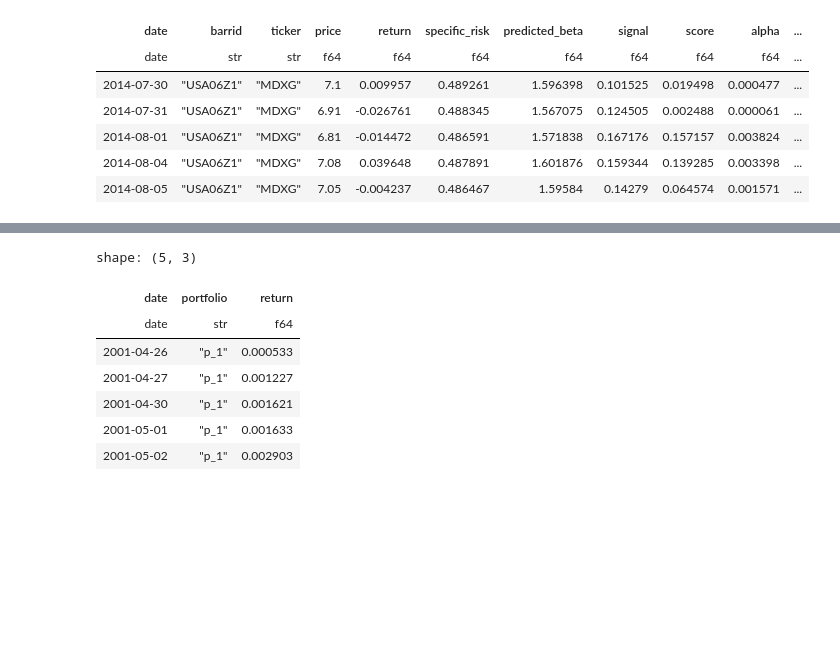
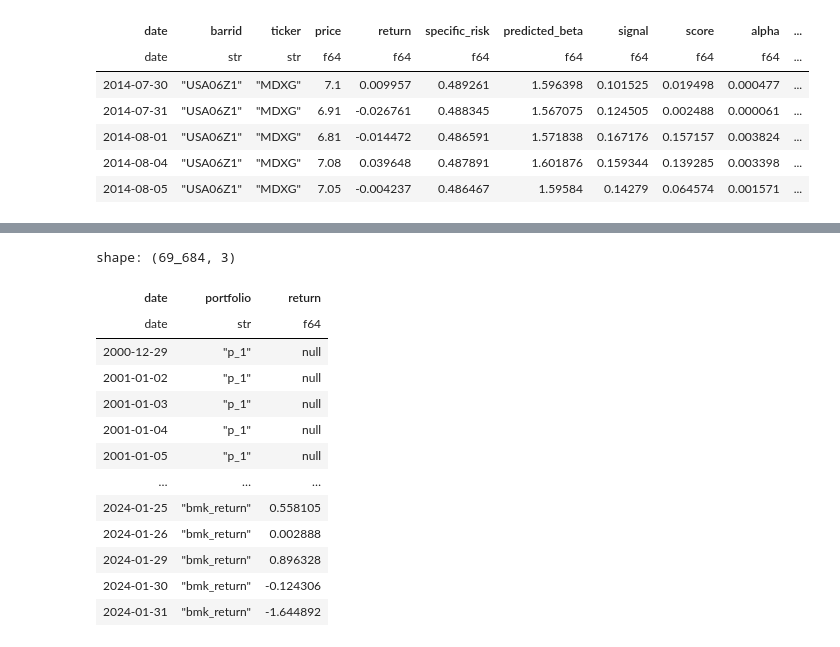
Before and after one commit to BYUSilverFund/sf-quant, a Jupyter notebook: demo_functions.ipynb, the cells around one changed output, grey strips where cells are left out. Saved outputs shown, nothing was run; the diff lists cells and outputs as text; code cells hidden in the pictures; blank space fills up the shorter version.

```diff
--- a/demo_functions.ipynb
+++ b/demo_functions.ipynb
@@ -578,7 +567,7 @@ shape: (11, 13)
 1. Factor Decomp
 2. add legends to plots
 # %%
-momentum = pl.read_parquet("/Users/seantitensor/Documents/silverfund/portfolios/momentum/momentum.parquet").rename({'momentum': 'signal'})
+momentum = pl.read_parquet("/home/stiten/sf-quant/momentum.parquet").rename({'momentum': 'signal'})
 momentum.head()
 # %% [output]
 shape: (5, 11)
@@ -594,17 +600,23 @@ ports = sfr.generate_quantile_ports(momentum)
 # %%
 ports_long = ports.unpivot(
     index="date",
     variable_name="portfolio",
     value_name="return"
 )
-ports_long.head()
+ports_long
 # %% [output]
-shape: (5, 3)
+shape: (69_684, 3)
 | date | portfolio | return |
 | date | str | f64 |
-| 2001-04-26 | "p_1" | 0.000533 |
-| 2001-04-27 | "p_1" | 0.001227 |
-| 2001-04-30 | "p_1" | 0.001621 |
-| 2001-05-01 | "p_1" | 0.001633 |
-| 2001-05-02 | "p_1" | 0.002903 |
+| 2000-12-29 | "p_1" | null |
+| 2001-01-02 | "p_1" | null |
+| 2001-01-03 | "p_1" | null |
+| 2001-01-04 | "p_1" | null |
+| 2001-01-05 | "p_1" | null |
+| … | … | … |
+| 2024-01-25 | "bmk_return" | 0.558105 |
+| 2024-01-26 | "bmk_return" | 0.002888 |
+| 2024-01-29 | "bmk_return" | 0.896328 |
+| 2024-01-30 | "bmk_return" | -0.124306 |
+| 2024-01-31 | "bmk_return" | -1.644892 |
 # %%
```
Also changed, not shown: parts of 19 cells of this notebook, 8 other files.
